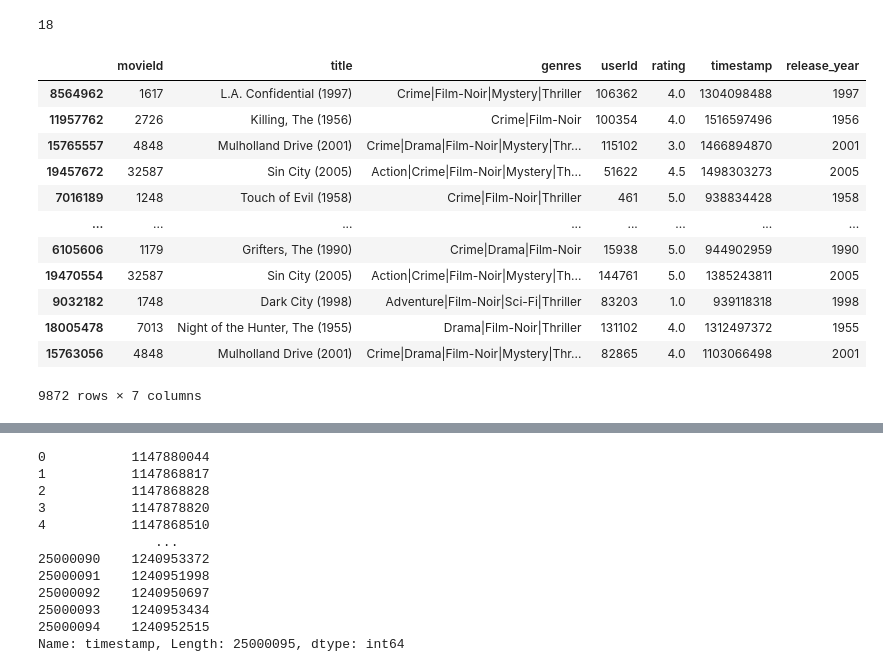
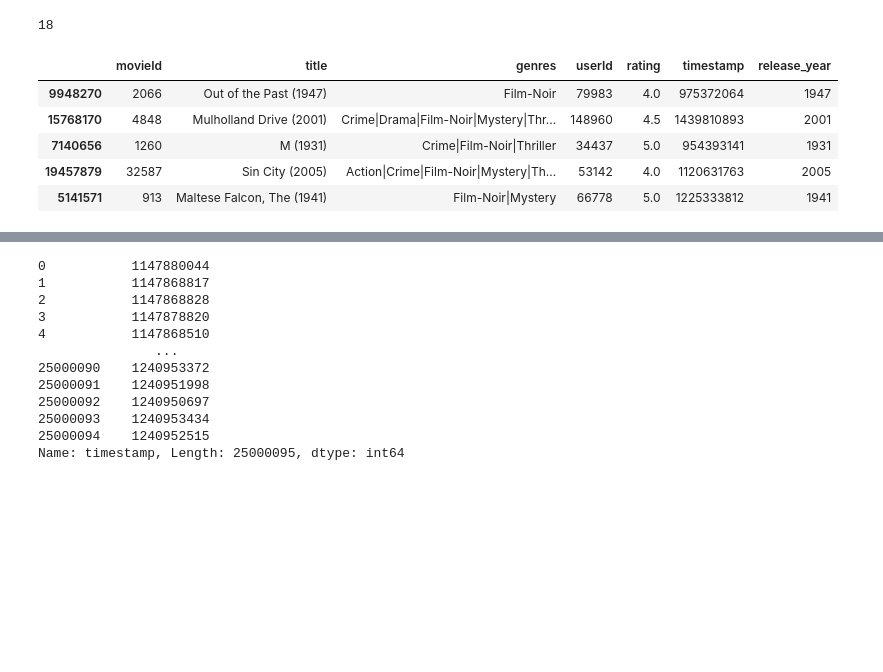
Before and after one commit to blancacarretero/movie-recommendation-engine, a Jupyter notebook: main.ipynb, the cells around one changed output, grey strips where cells are left out. Drawn from its saved outputs; the diff is of its cells as text; code cells hidden in the pictures; blank space fills up the shorter version.

```diff
--- a/main.ipynb
+++ b/main.ipynb
@@ -163,19 +180,12 @@ def genre_ratings(genre):
     df = reduced[reduced['genres'].str.contains(genre, regex=False)]
     return df
 # %%
-genre_ratings('Film-Noir')
+genre_ratings('Film-Noir').head()
 # %% [output]
 |  | movieId | title | genres | userId | rating | timestamp | release_year |
-| 8564962 | 1617 | L.A. Confidential (1997) | Crime|Film-Noir|Mystery|Thriller | 106362 | 4.0 | 1304098488 | 1997 |
-| 11957762 | 2726 | Killing, The (1956) | Crime|Film-Noir | 100354 | 4.0 | 1516597496 | 1956 |
-| 15765557 | 4848 | Mulholland Drive (2001) | Crime|Drama|Film-Noir|Mystery|Thr... | 115102 | 3.0 | 1466894870 | 2001 |
-| 19457672 | 32587 | Sin City (2005) | Action|Crime|Film-Noir|Mystery|Th... | 51622 | 4.5 | 1498303273 | 2005 |
-| 7016189 | 1248 | Touch of Evil (1958) | Crime|Film-Noir|Thriller | 461 | 5.0 | 938834428 | 1958 |
-| ... | ... | ... | ... | ... | ... | ... | ... |
-| 6105606 | 1179 | Grifters, The (1990) | Crime|Drama|Film-Noir | 15938 | 5.0 | 944902959 | 1990 |
-| 19470554 | 32587 | Sin City (2005) | Action|Crime|Film-Noir|Mystery|Th... | 144761 | 5.0 | 1385243811 | 2005 |
-| 9032182 | 1748 | Dark City (1998) | Adventure|Film-Noir|Sci-Fi|Thriller | 83203 | 1.0 | 939118318 | 1998 |
-| 18005478 | 7013 | Night of the Hunter, The (1955) | Drama|Film-Noir|Thriller | 131102 | 4.0 | 1312497372 | 1955 |
-| 15763056 | 4848 | Mulholland Drive (2001) | Crime|Drama|Film-Noir|Mystery|Thr... | 82865 | 4.0 | 1103066498 | 2001 |
+| 9948270 | 2066 | Out of the Past (1947) | Film-Noir | 79983 | 4.0 | 975372064 | 1947 |
+| 15768170 | 4848 | Mulholland Drive (2001) | Crime|Drama|Film-Noir|Mystery|Thr... | 148960 | 4.5 | 1439810893 | 2001 |
+| 7140656 | 1260 | M (1931) | Crime|Film-Noir|Thriller | 34437 | 5.0 | 954393141 | 1931 |
+| 19457879 | 32587 | Sin City (2005) | Action|Crime|Film-Noir|Mystery|Th... | 53142 | 4.0 | 1120631763 | 2005 |
+| 5141571 | 913 | Maltese Falcon, The (1941) | Film-Noir|Mystery | 66778 | 5.0 | 1225333812 | 1941 |
-9872 rows × 7 columns
 # %%
```
Also changed, not shown: parts of 38 cells of this notebook.
